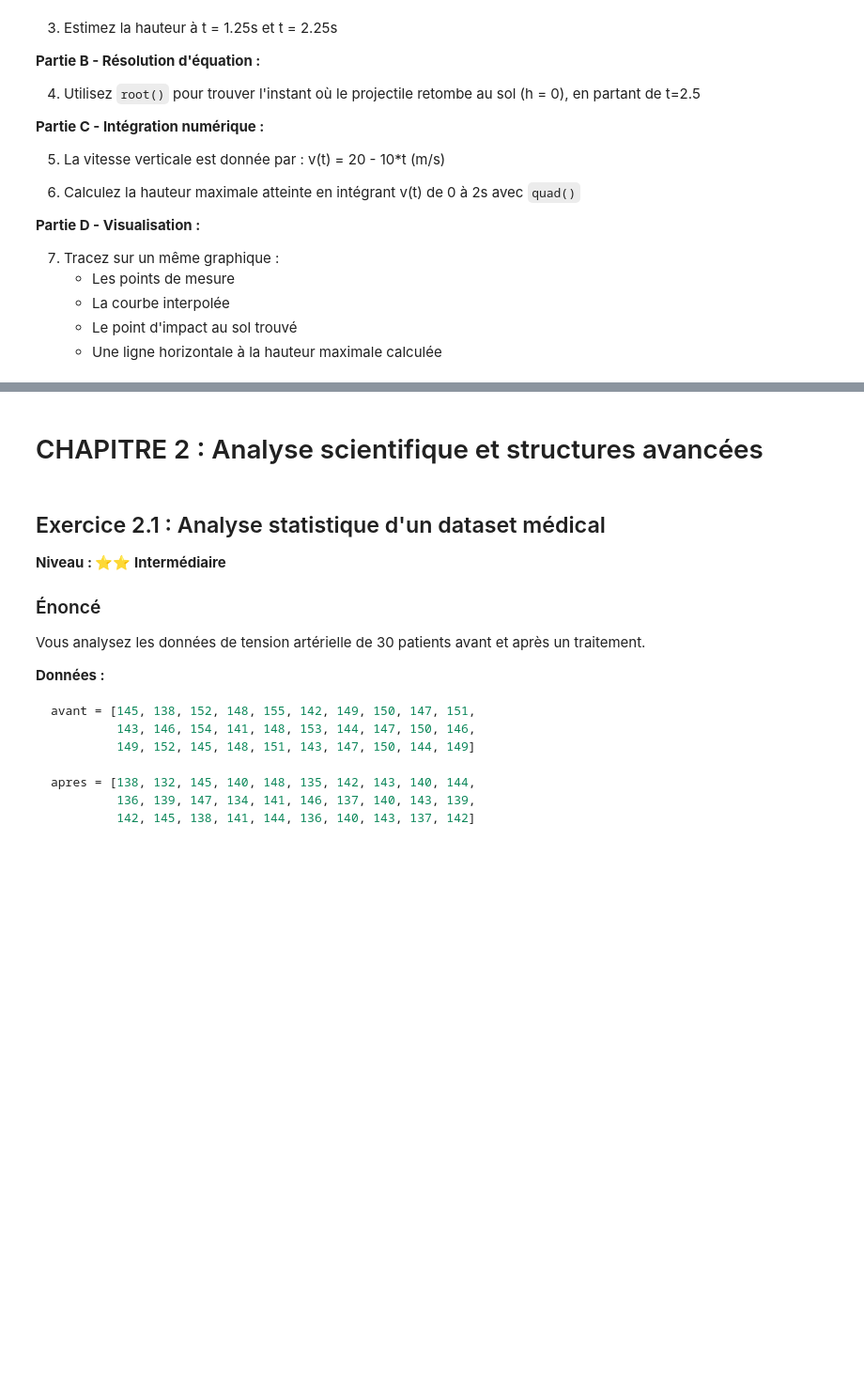
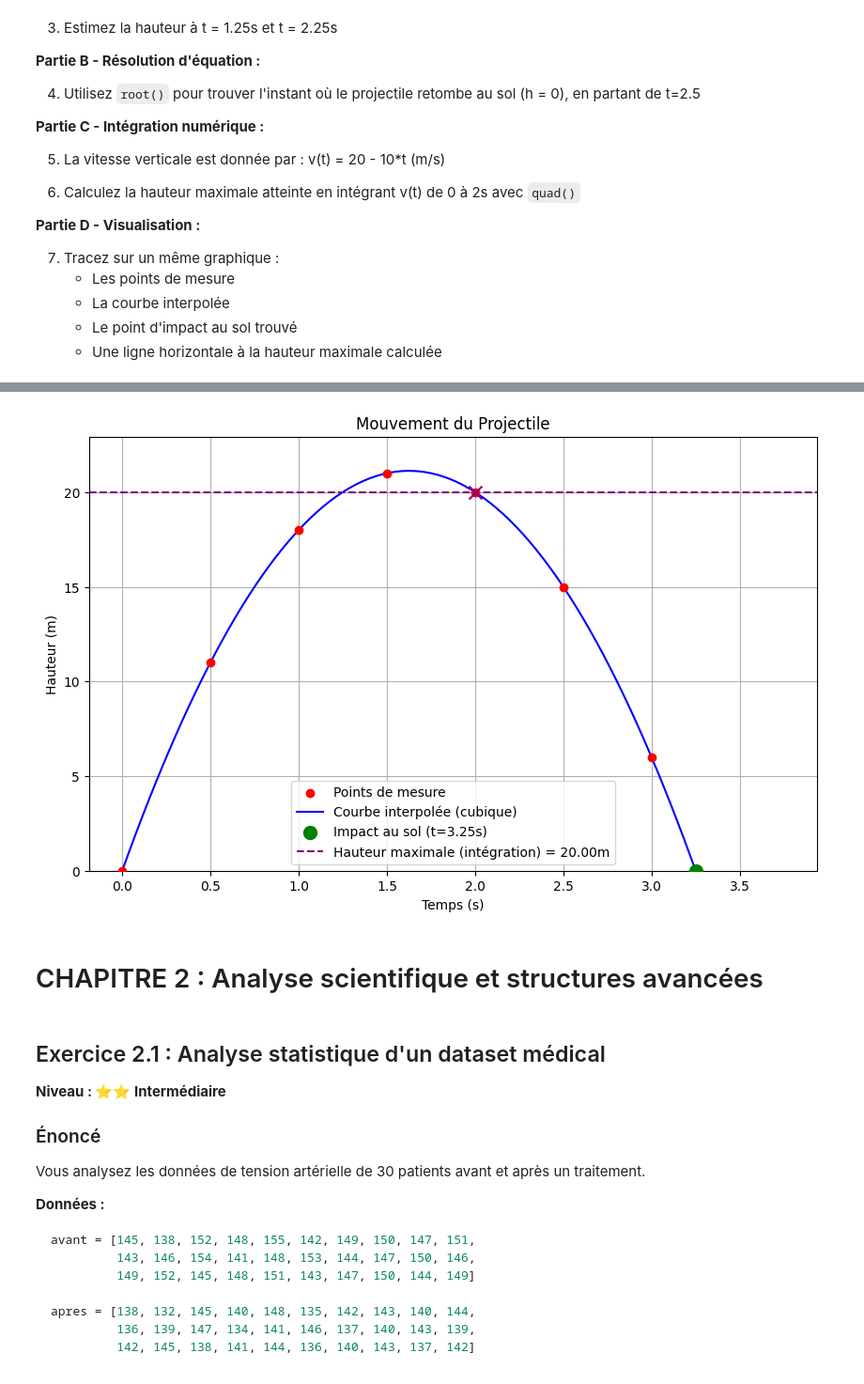
Before and after one commit to WassimXcx-dotcom/EventsManagerProject, a Jupyter notebook: exercices/exercices-pratiques-scipy.ipynb, the cells around one changed output, grey strips where cells are left out. Shown at 94% size. Drawn from its saved outputs; the diff is of its cells as text; code cells hidden in the pictures; blank space fills up the shorter version.

```diff
--- a/exercices/exercices-pratiques-scipy.ipynb
+++ b/exercices/exercices-pratiques-scipy.ipynb
@@ -425,0 +403,80 @@ ValueError: A value (3.5714285531822516) in x_new is above the interpolation ran
+# %%
+from scipy.interpolate import interp1d
+from scipy.optimize import root
+from scipy.integrate import quad
+import numpy as np
+import matplotlib.pyplot as plt # Import for visualization
+
+t_mesure = np.array([0, 0.5, 1, 1.5, 2, 2.5, 3])
+h_mesure = np.array([0, 11, 18, 21, 20, 15, 6])
+
+# Part A - Interpolation des données expérimentales :
+# Allow extrapolation by setting fill_value="extrapolate"
+cubic = interp1d(t_mesure, h_mesure, kind='cubic', fill_value="extrapolate")
+
+# Estimez la hauteur à t = 1.25s et t = 2.25s
+print(f"Hauteur estimée à t = 1.25s: {cubic(1.25):.2f}m")
+print(f"Hauteur estimée à t = 2.25s: {cubic(2.25):.2f}m")
+
+# Part B - Résolution d'équation :
+# Use root() to find the instant where the projectile retombe au sol (h = 0), en partant de t=2.5
+# With fill_value="extrapolate", this error should be resolved.
+root_n = root(cubic, x0=2.5) # x0=2.5 is a good starting point for the second root
+print("\nRésultat de la recherche de racine (impact au sol):")
+print(root_n)
+
+# Check if a root was found and it's within a reasonable range
+if root_n.success:
+    t_impact = root_n.x[0]
+    print(f"Le projectile retombe au sol à t = {t_impact:.2f}s")
+else:
+    print("La recherche de racine n'a pas convergé.")
+
+# Part C - Intégration numérique :
+# The vertical velocity is given by: v(t) = 20 - 10*t (m/s)
+# Calculate the maximum height reached by integrating v(t) from 0 to 2s
+def v(t):
+    return 20 - 10 * t
+
+# The maximum height is reached when v(t) = 0, so 20 - 10t = 0 => t = 2s.
+# Integrate from t=0 to t=2.
+# Note: The problem asks to integrate v(t) from 0 to 2s, but the initial height is h_mesure[0] = 0.
+# So, the height at t is H_0 + integral(v(t) dt). Since H_0 = 0, it's just the integral.
+height_at_2s, abserr = quad(v, 0, 2)
+print(f"\nHauteur maximale atteinte (intégration de v(t) de 0 à 2s): {height_at_2s:.2f}m")
+
+# Part D - Visualisation :
+# Tracez sur un même graphique :
+# - Les points de mesure
+# - La courbe interpolée
+# - Le point d'impact au sol trouvé
+# - Une ligne horizontale à la hauteur maximale calculée
+
+plt.figure(figsize=(10, 6))
+
+# Points de mesure
+plt.scatter(t_mesure, h_mesure, label='Points de mesure', color='red', zorder=5)
+
+# Courbe interpolée
+# Extend range slightly past impact if found, otherwise use a default extension
+t_interp_end = max(t_mesure[-1], t_impact + 0.5 if 't_impact' in locals() and root_n.success else t_mesure[-1] + 0.5)
+t_interp = np.linspace(0, t_interp_end, 100)
+h_interp = cubic(t_interp)
+plt.plot(t_interp, h_interp, label='Courbe interpolée (cubique)', color='blue')
+
+# Point d'impact au sol trouvé
+if root_n.success:
+    plt.scatter(t_impact, 0, label=f'Impact au sol (t={t_impact:.2f}s)', color='green', marker='o', s=100, zorder=5)
+
+# Ligne horizontale à la hauteur maximale calculée
+plt.axhline(y=height_at_2s, color='purple', linestyle='--', label=f'Hauteur maximale (intégration) = {height_at_2s:.2f}m')
+plt.scatter(2, height_at_2s, color='purple', marker='x', s=100, zorder=5) # Mark the point where max height is achieved
+
+plt.title('Mouvement du Projectile')
+plt.xlabel('Temps (s)')
+plt.ylabel('Hauteur (m)')
+plt.grid(True)
+plt.legend()
+plt.ylim(bottom=0) # Ensure y-axis starts at 0
+plt.show()
+# %% [output]
@@ -426,3 +500,4 @@ ValueError: A value (3.5714285531822516) in x_new is above the interpolation ran
+[figure, added]
 # %% [markdown]
 # CHAPITRE 2 : Analyse scientifique et structures avancées
 # %% [markdown]
```
Also changed, not shown: parts of 6 cells of this notebook.
